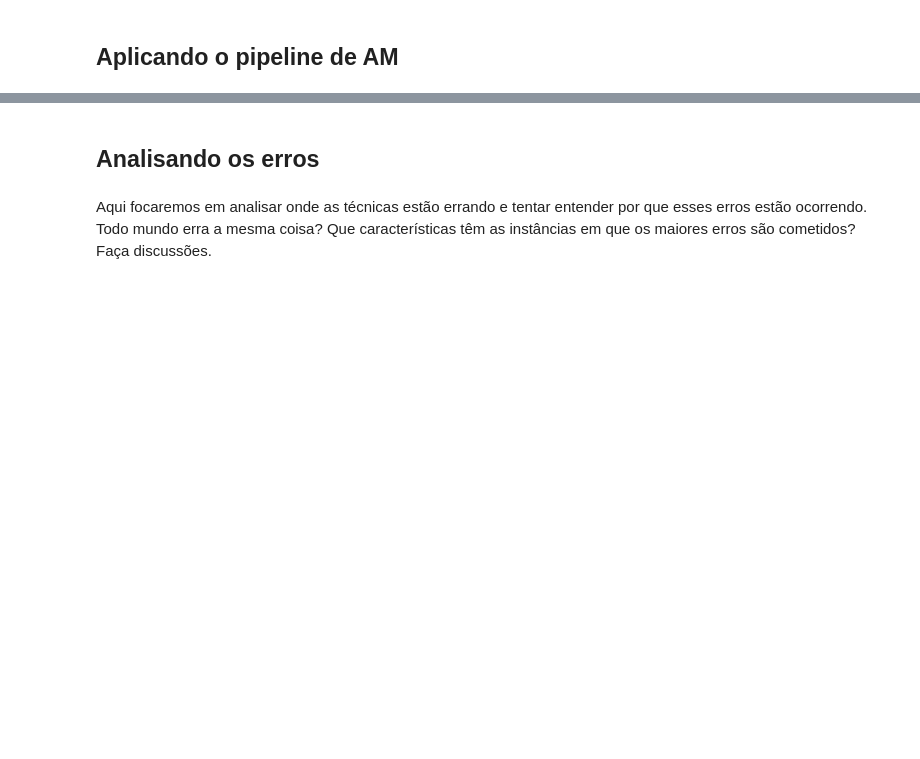
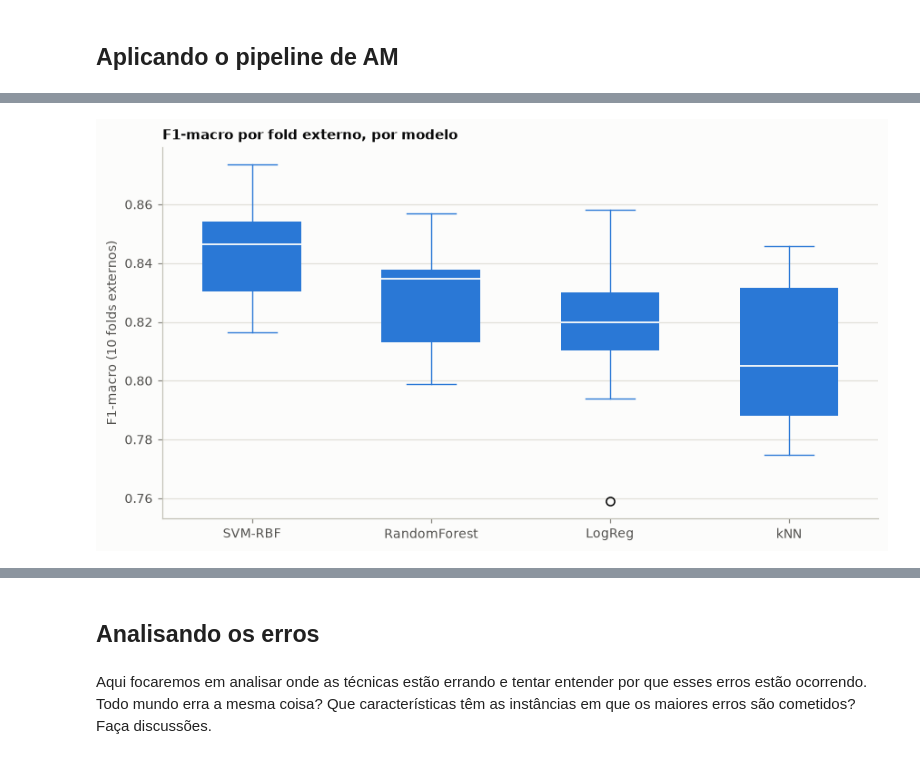
Before and after one commit to Pedro-coelho887/ML-pipeline-mfeat-fourier, a Jupyter notebook: ModeloNotebook.ipynb, the cells around one changed output, grey strips where cells are left out. Saved outputs shown, nothing was run; the diff lists cells and outputs as text; code cells hidden in the pictures; blank space fills up the shorter version.

```diff
--- a/ModeloNotebook.ipynb
+++ b/ModeloNotebook.ipynb
@@ -829,0 +757,13 @@ Aplique as técnicas de AM segundo o pipeline recomendado com 10-fold cross-vali
+# %%
+resumo = (resultados_fold.groupby("modelo")[["acc", "f1_macro"]]
+          .agg(["mean", "std"])
+          .sort_values(("f1_macro", "mean"), ascending=False))
+ordem_modelos = resumo.index.tolist()
+
+print(resumo.round(4).to_string())
+
+print("\nEstabilidade dos hiperparâmetros (PCA escolhido por fold):")
+for nome in ordem_modelos:
+    escolhas = resultados_fold.loc[resultados_fold["modelo"] == nome, "best_params"]
+    pca_ligado = sum(1 for p in escolhas if p.get("pca", "passthrough") != "passthrough")
+    print(f"  {nome:<12s}: PCA ativado em {pca_ligado}/{len(escolhas)} folds")
@@ -829,0 +859,22 @@ Aplique as técnicas de AM segundo o pipeline recomendado com 10-fold cross-vali
+# %%
+fig, ax = plt.subplots(figsize=(8, 4.4))
+# Excluimos o Dummy, que é apenas referência e não é comparável aos demais.
+dados_box = [resultados_fold.loc[resultados_fold["modelo"] == m, "f1_macro"] for m in ordem_modelos[:-1]]
+
+ax.boxplot(
+    dados_box, widths=0.55, patch_artist=True,
+    medianprops=dict(color=SURFACE, linewidth=1.2),
+    whiskerprops=dict(color=AZUL, linewidth=0.9),
+    capprops=dict(color=AZUL, linewidth=0.9),
+    boxprops=dict(facecolor=AZUL, edgecolor="none"),
+)
+ax.set_xticks(range(1, len(ordem_modelos[:-1]) + 1))
+ax.set_xticklabels(ordem_modelos[:-1])
+ax.set_title("F1-macro por fold externo, por modelo", loc="left", fontsize=10, weight="bold")
+ax.set(ylabel="F1-macro (10 folds externos)")
+ax.grid(axis="x", visible=False)
+
+plt.tight_layout()
+plt.show()
+# %% [output]
+[figure, added]
```
Also changed, not shown: parts of 32 cells of this notebook, 1 other file.
